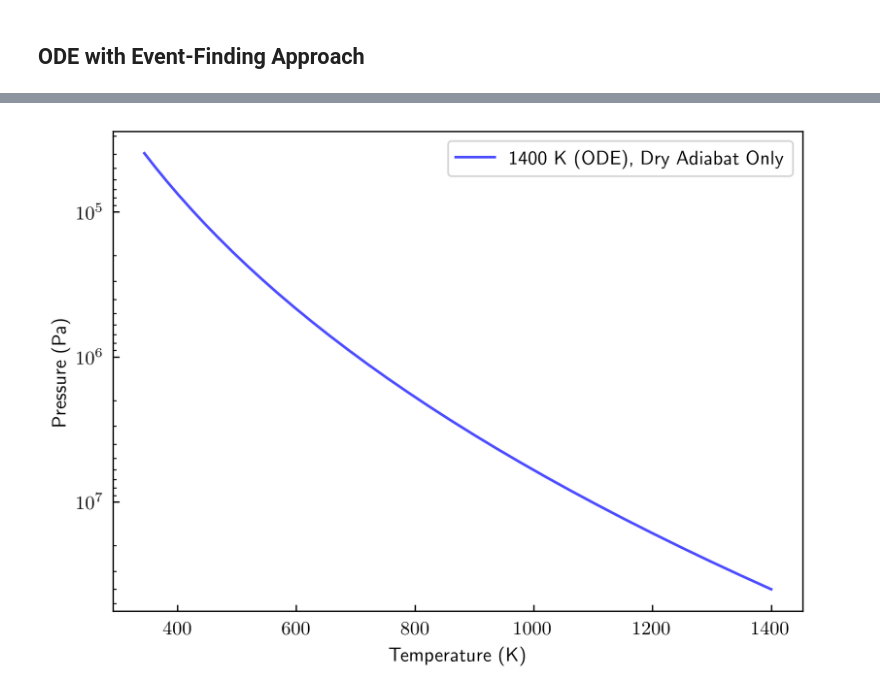
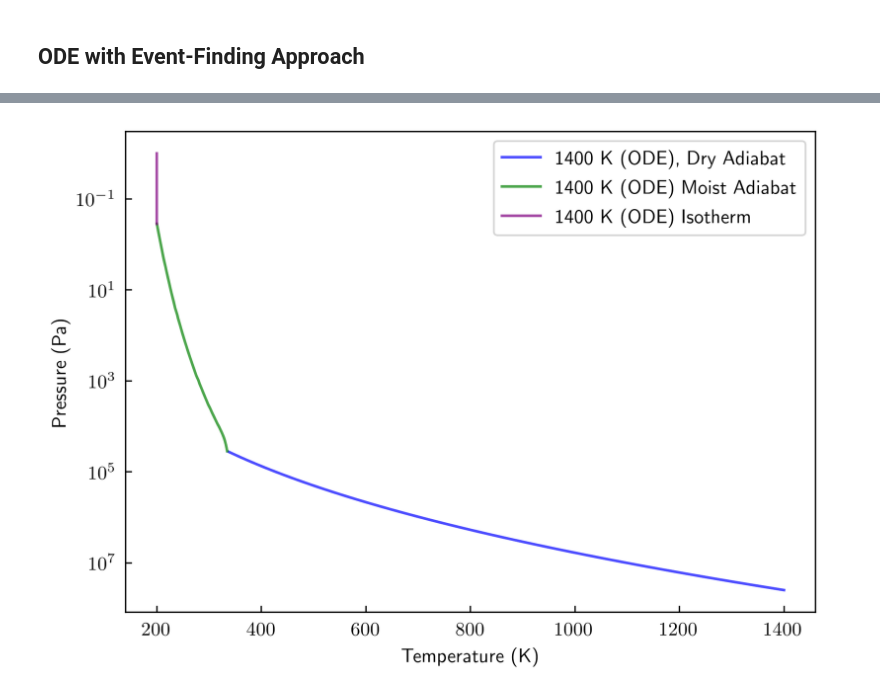
Before and after one commit to maggieapril3/ClimateModel_Parts, a Jupyter notebook: ThermalProfile_SimpleWithCondensables.ipynb, the cells around one changed output, grey strips where cells are left out. Cells and saved outputs as stored; diff of their text form; code cells hidden in the pictures.

```diff
--- a/ThermalProfile_SimpleWithCondensables.ipynb
+++ b/ThermalProfile_SimpleWithCondensables.ipynb
@@ -676,7 +677,7 @@ def dry_ad_odetry(P, T, Pw_i, Pc_i):
     #dTdz = -g/(Cp_w+Cp_c)
     return dTdP
 
-def moist_ad_odetry(T, P):
+def moist_ad_odetry(P, T):
     TT = T/1000.0
     if T<=1200.0:
         Cp_c = (24.99735 + (55.18696*TT) - (33.69137*(TT**2)) + (7.948387*(TT**3)) - (0.136638/(TT**2)))/M_c #J/kg K, NIST
@@ -753,13 +754,15 @@ def moist_ad_RP_odetry(T, P):
     print(dTdP)
     return dTdP
 # %%
+#Define our Planet:
 planet_try = Planet_Bounds(1400.0, 200.0, 300.0E5, 100.0E5, 9.8, 6.37E6, 500, 0, 0, 0, 0, 0, 0, 0, 0, 0, 0, 0)
 planet_try = surf_conds(planet_try)
 
-P_eval_log = np.linspace(np.min((planet_try.lnPtab)), np.max((planet_try.lnPtab))-0.00001, 100)
+#Pressure points at which we want to evaluate T
+P_eval_log = np.linspace(np.min((planet_try.lnPtab)), np.max((planet_try.lnPtab))-0.00001, 500)
 P_eval = np.exp(P_eval_log)
 
-#First event: P_w = Psat
+#First event, defining when we hit the moist regime, P_w = Psat
 def event_moist(P, T, Pw_i, Pc_i):
     P_w = P*(Pw_i/(Pc_i+Pw_i))
     event=[]
@@ -769,13 +772,18 @@ def event_moist(P, T, Pw_i, Pc_i):
                 event = 0
     return event
 
-event_moist.terminal = True
+event_moist.terminal = True #For now, telling code to stop integrating when we reach moist regime
+
+#Solve ODE for Dry Adiabat Regime:
 sol_try = solve_ivp(dry_ad_odetry, [planet_try.Ps_w+planet_try.Ps_c, np.min(np.exp(planet_try.lnPtab))], [planet_try.Tsurf], t_eval = P_eval[::-1], events = [event_moist], args=(planet_try.Ps_w, planet_try.Ps_c,))
 
+#Print Results
 P_sol = sol_try.t
 T_sol = sol_try.y[0]
 
 print(sol_try)
+
+print(len(P_sol))
 # %% [output]
 dTdP: [5.93551446e-06]
 dTdP: [5.93551446e-06]
@@ -830,0 +850,14 @@ dTdP: [-329980.89224285]
+# %%
+Iso_T_begin = sol_try_moist.y_events[0][0][0]
+Iso_P_begin = sol_try_moist.t_events[0][0]
+
+print(Iso_T_begin)
+print(Iso_P_begin)
+
+P_iso_log = np.linspace(np.min((planet_try.lnPtab)), np.log(Iso_P_begin), 50)
+P_iso = np.exp(P_iso_log) #order Pmin to Pmax
+P_iso_arr = P_iso[::-1]
+print(P_iso_arr)
+
+
+T_iso_arr = np.full(shape=len(P_iso_arr), fill_value=200.0)
@@ -831,14 +876,15 @@ dTdP: [-329980.89224285]
 # %%
 fig,ax = plt.subplots()
-plt.plot(T_sol, P_sol, alpha=0.7, color='blue', label='1400 K (ODE), Dry Adiabat Only')
-#plt.plot(T_sol_m, P_sol_m, alpha=0.7, color='green', label='1400 K (ODE) Moist Adiabat Only')
+plt.plot(T_sol, P_sol, alpha=0.7, color='blue', label='1400 K (ODE), Dry Adiabat')
+plt.plot(T_sol_m, P_sol_m, alpha=0.7, color='green', label='1400 K (ODE) Moist Adiabat')
+plt.plot(T_iso_arr, P_iso_arr, alpha=0.7, color='purple', label='1400 K (ODE) Isotherm')
 plt.xlabel('Temperature (K)')
 plt.ylabel('Pressure (Pa)')
 plt.gca().invert_yaxis()
 plt.yscale('log')
 #plt.xlim(0, 1400)
 plt.legend()
 #plt.savefig('TPProfs.jpg', dpi=1000)
 plt.show()
 # %% [output]
-[figure, old version]
+[figure, new version]
```
Also changed, not shown: parts of 6 cells of this notebook.
